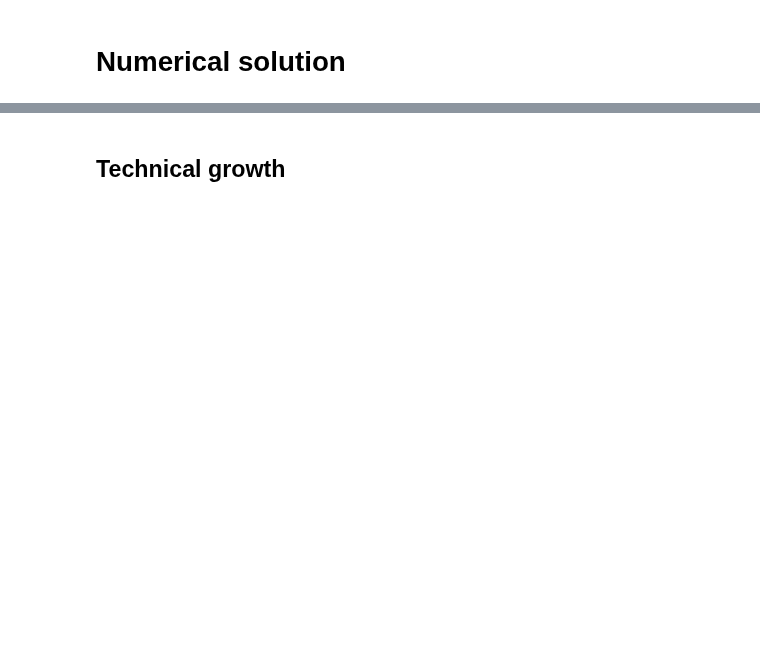
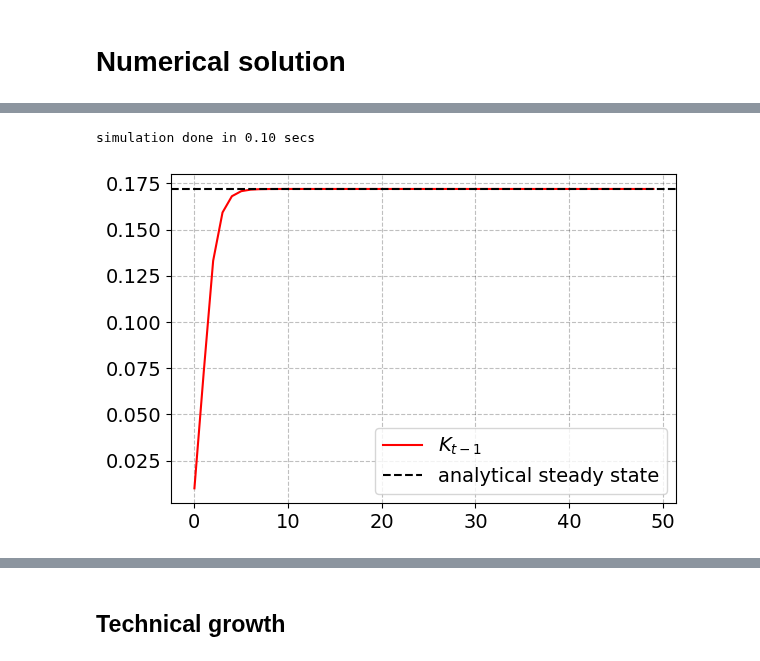
Before and after one commit to NumEconCopenhagen/projects-2023-cbjk, a Jupyter notebook: modelproject/modelproject.ipynb, the cells around one changed output, grey strips where cells are left out. Saved outputs shown, nothing was run; the diff lists cells and outputs as text; code cells hidden in the pictures; blank space fills up the shorter version.

```diff
--- a/modelproject/modelproject.ipynb
+++ b/modelproject/modelproject.ipynb
@@ -85,0 +172,26 @@ K_lag_old = model.sim.K_lag.copy()
+# %%
+# a. call the class and set par and sim
+model = OLGModelClass()
+par = model.par
+sim = model.sim
+
+# b. set production function to cobb-douglas
+par.production_function = 'cobb-douglas'
+
+# c. government
+sim.balanced_budget[:] = True
+
+# d. initial capital stock
+par.K_lag_ini = 0.01
+
+# e. simulate model
+model.simulate()
+
+# f. plot the model with 'plot_K' function
+plot_K(model.sim.K_lag, K_ss = K_ss)
+
+# g. save initial K_lag due to comparison
+K_lag_int = model.sim.K_lag.copy()
+# %% [output]
+simulation done in 0.10 secs
+[figure, added]
```
Also changed, not shown: parts of 49 cells of this notebook, 1 other file.
